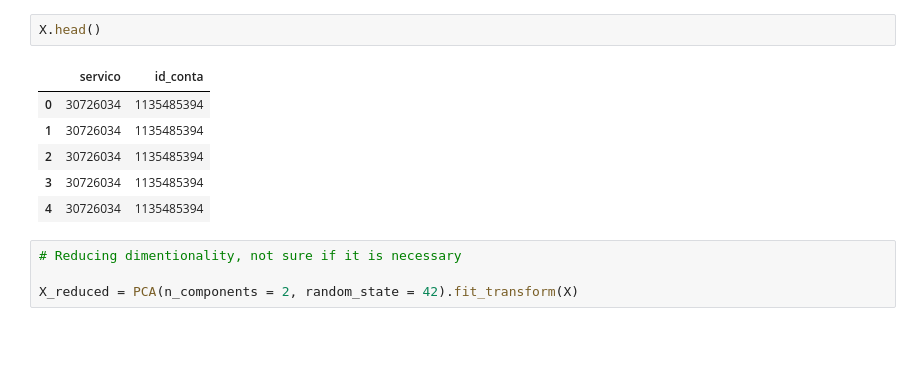
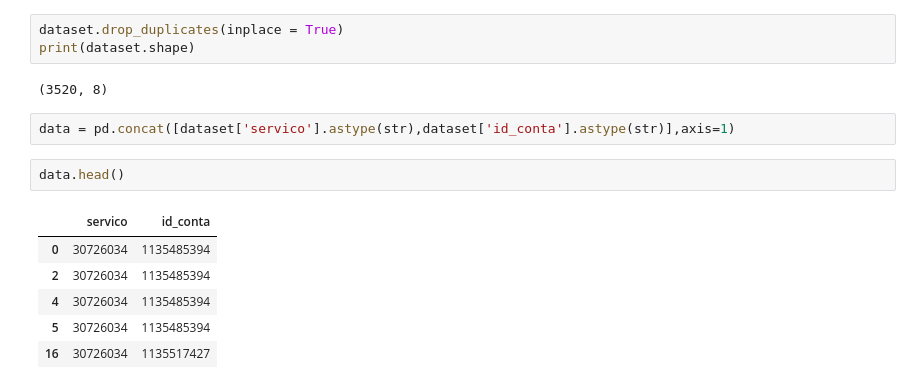
Before and after one commit to cetaxconsultoria/orizon_raiox, a Jupyter notebook: Clustering.ipynb, the cells around one changed output. Saved outputs shown, nothing was run; the diff lists cells and outputs as text; blank space fills up the shorter version.

```diff
--- a/Clustering.ipynb
+++ b/Clustering.ipynb
@@ -31,16 +38,19 @@ X = pd.concat([dataset['servico'].astype(str),dataset['id_conta'].astype(str)],a
+# %%
+dataset.drop_duplicates(inplace = True)
+print(dataset.shape)
+# %% [output]
+(3520, 8)
+# %%
+data = pd.concat([dataset['servico'].astype(str),dataset['id_conta'].astype(str)],axis=1)
 # %%
-X.head()
+data.head()
 # %% [output]
 |  | servico | id_conta |
 | 0 | 30726034 | 1135485394 |
-| 1 | 30726034 | 1135485394 |
 | 2 | 30726034 | 1135485394 |
-| 3 | 30726034 | 1135485394 |
 | 4 | 30726034 | 1135485394 |
+| 5 | 30726034 | 1135485394 |
+| 16 | 30726034 | 1135517427 |
-# %%
-# Reducing dimentionality, not sure if it is necessary
-
-X_reduced = PCA(n_components = 2, random_state = 42).fit_transform(X)
 # %%
 # Using Elbow Method to find the right number of clusters
 
```
Also changed, not shown: parts of 17 cells of this notebook.
